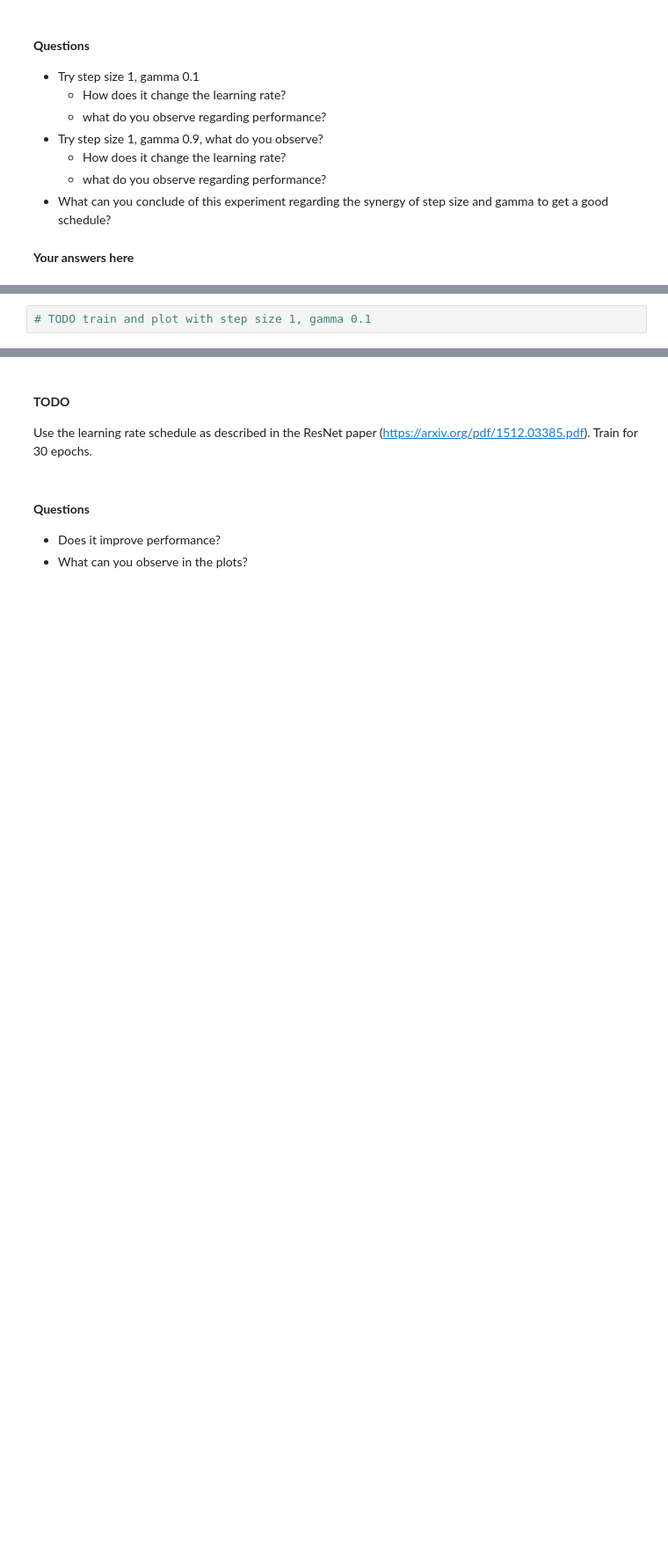
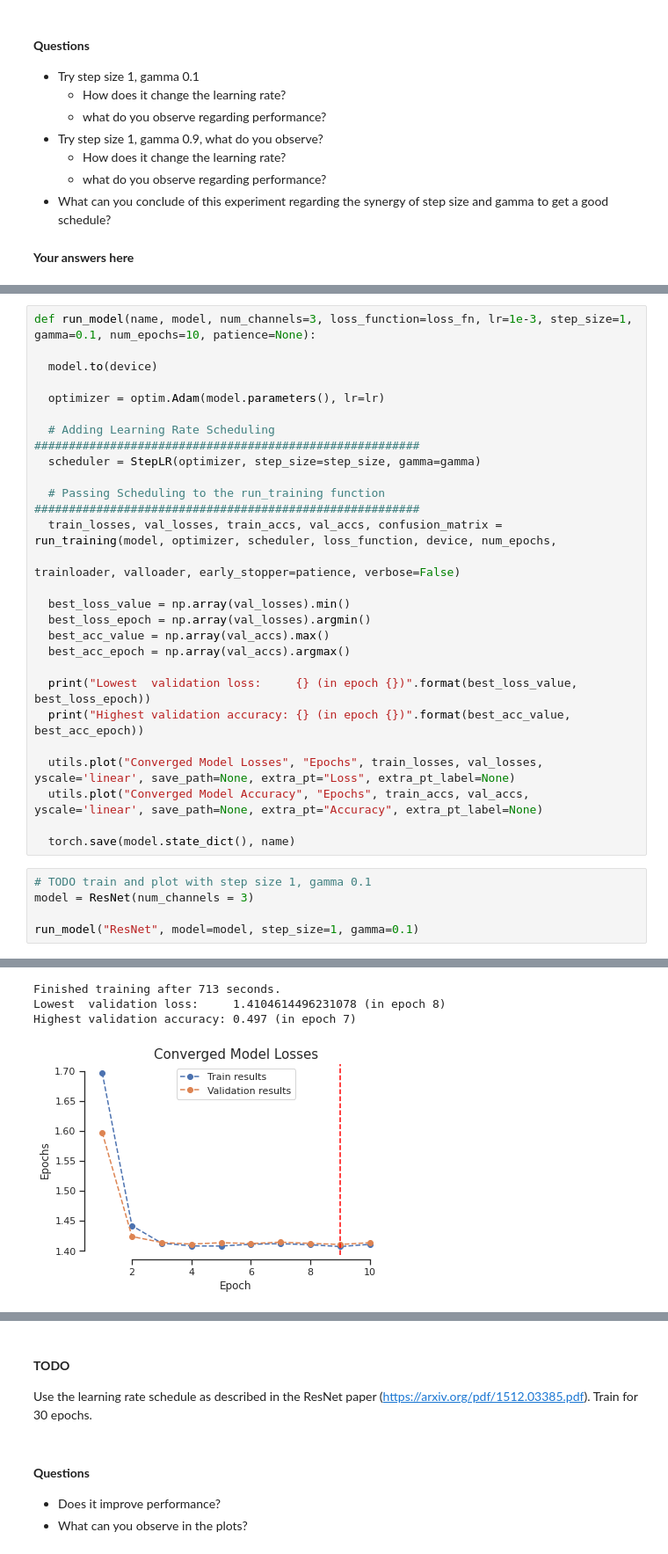
Before and after one commit to Marei33/Deep-Learning, a Jupyter notebook: Sol_Ex3_2021.ipynb, the cells around one changed output, grey strips where cells are left out. Shown at 88% size. Saved outputs shown, nothing was run; the diff lists cells and outputs as text; blank space fills up the shorter version.

```diff
--- a/Sol_Ex3_2021.ipynb
+++ b/Sol_Ex3_2021.ipynb
@@ -471,2 +553,32 @@ Learning rate scheduling is a mechanism to adjust the learning rate.
+# %%
+def run_model(name, model, num_channels=3, loss_function=loss_fn, lr=1e-3, step_size=1, gamma=0.1, num_epochs=10, patience=None):
+
+  model.to(device)
+
+  optimizer = optim.Adam(model.parameters(), lr=lr)
+
+  # Adding Learning Rate Scheduling ########################################################
+  scheduler = StepLR(optimizer, step_size=step_size, gamma=gamma)
+
+  # Passing Scheduling to the run_training function ########################################################
+  train_losses, val_losses, train_accs, val_accs, confusion_matrix = run_training(model, optimizer, scheduler, loss_function, device, num_epochs,
+                                                                                  trainloader, valloader, early_stopper=patience, verbose=False)
+
+  best_loss_value = np.array(val_losses).min()
+  best_loss_epoch = np.array(val_losses).argmin()
+  best_acc_value = np.array(val_accs).max()
+  best_acc_epoch = np.array(val_accs).argmax()
+
+  print("Lowest  validation loss:     {} (in epoch {})".format(best_loss_value, best_loss_epoch))
+  print("Highest validation accuracy: {} (in epoch {})".format(best_acc_value, best_acc_epoch))
+
+  utils.plot("Converged Model Losses", "Epochs", train_losses, val_losses, yscale='linear', save_path=None, extra_pt="Loss", extra_pt_label=None)
+  utils.plot("Converged Model Accuracy", "Epochs", train_accs, val_accs, yscale='linear', save_path=None, extra_pt="Accuracy", extra_pt_label=None)
+
+  torch.save(model.state_dict(), name)
 # %%
 # TODO train and plot with step size 1, gamma 0.1
+model = ResNet(num_channels = 3)
+
+run_model("ResNet", model=model, step_size=1, gamma=0.1)
+# %% [output]
@@ -472,0 +586,4 @@ Learning rate scheduling is a mechanism to adjust the learning rate.
+Finished training after 713 seconds.
+Lowest  validation loss:     1.4104614496231078 (in epoch 8)
+Highest validation accuracy: 0.497 (in epoch 7)
+[figure, added]
```
Also changed, not shown: parts of 19 cells of this notebook.
